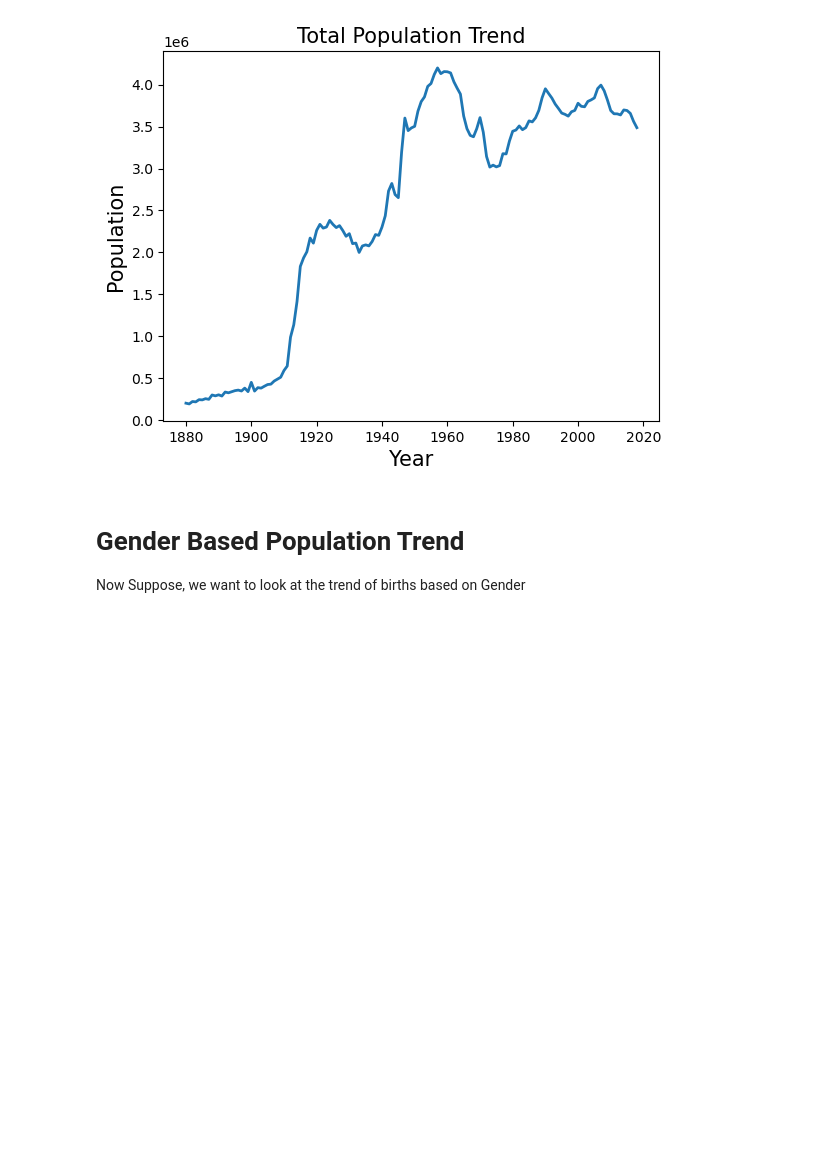
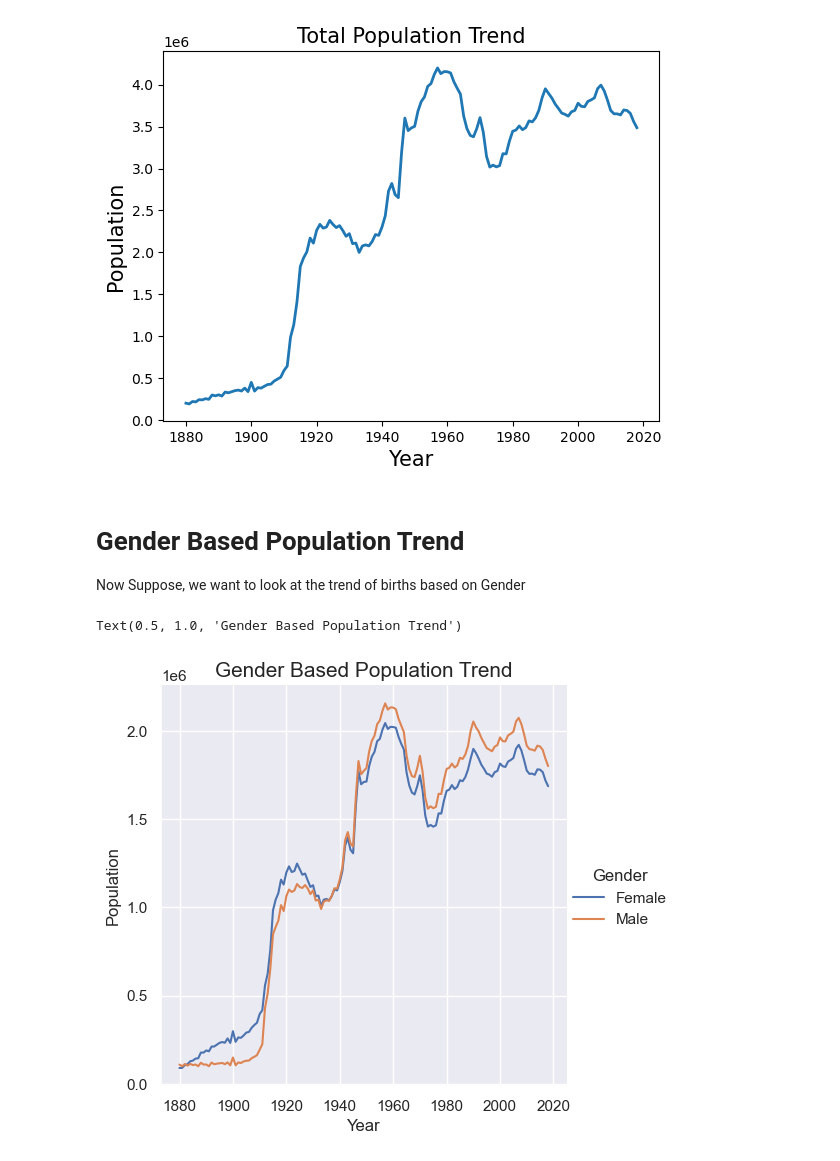
Before and after one commit to Priyagha/US_Name_Trends, a Jupyter notebook: US_Name_Trends.ipynb, the cells around one changed output. Saved outputs shown, nothing was run; the diff lists cells and outputs as text; code cells hidden in the pictures; blank space fills up the shorter version.

Commit message:
Visualizing Gender based population trend

```diff
--- a/US_Name_Trends.ipynb
+++ b/US_Name_Trends.ipynb
@@ -87,3 +87,11 @@ for year in range(int(fyear), int(lyear) + 1):
     gender_pop = gender_pop.append({'Year' : year, 'Population' : male, 'Gender' : 'Male'}, ignore_index=True)
 
 gender_pop['Population']=gender_pop['Population'].astype('int')
+# %%
+#Plotting Using Seaborn
+sns.set_theme(style="darkgrid")
+sns.relplot(x='Year',y='Population', hue = 'Gender', data=gender_pop, kind= 'line')
+plt.title('Gender Based Population Trend', fontsize=15)
+# %% [output]
+Text(0.5, 1.0, 'Gender Based Population Trend')
+[figure, added]
```
